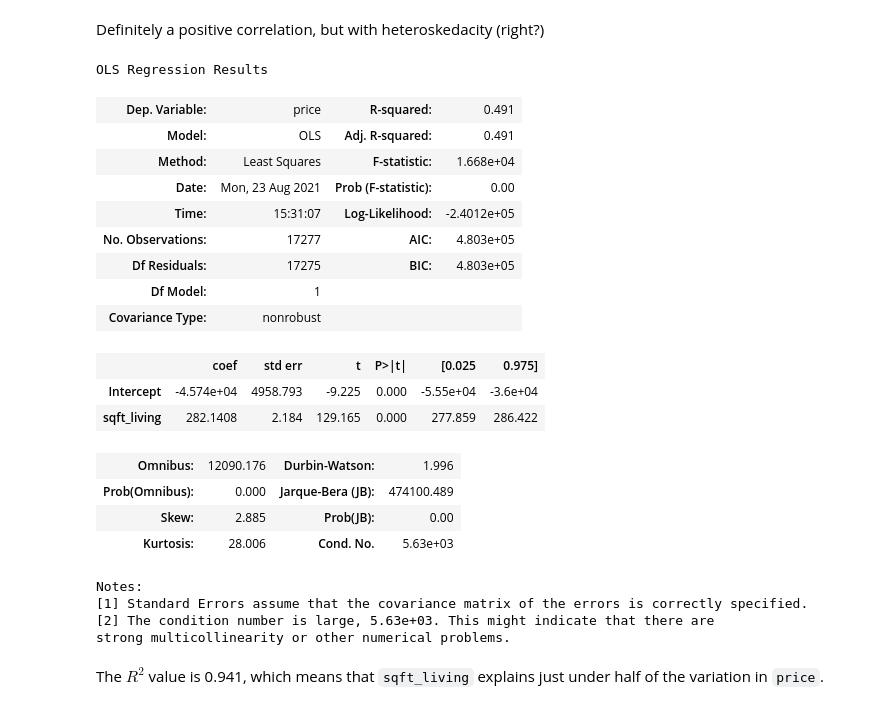
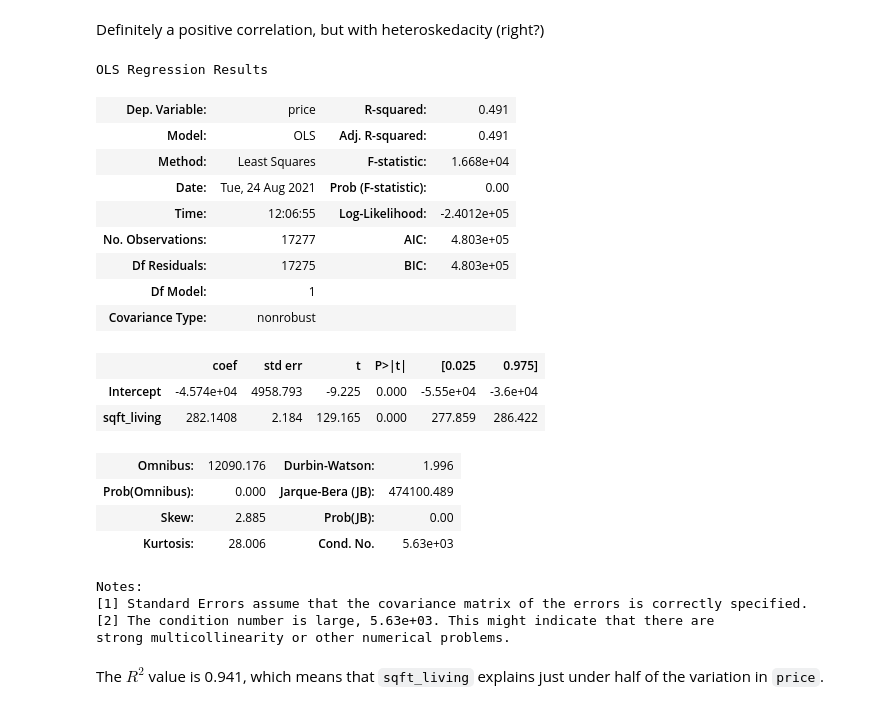
Before and after one commit to jmarkowi/kingcounty, a Jupyter notebook: Markowitz_working_nb.ipynb, the cells around one changed output. Drawn from its saved outputs; the diff is of its cells as text; code cells hidden in the pictures.

```diff
--- a/Markowitz_working_nb.ipynb
+++ b/Markowitz_working_nb.ipynb
@@ -233,16 +259,16 @@ Definitely a positive correlation, but with heteroskedacity (right?)
 # %%
 import statsmodels.api as sm
 # %%
-model = sm.formula.ols(formula='price ~ sqft_living', data=eda_df).fit()
+baseline_model = sm.formula.ols(formula='price ~ sqft_living', data=eda_df).fit()
 
-model.summary()
+baseline_model.summary()
 # %% [output]
 OLS Regression Results
 | Dep. Variable: | price | R-squared: | 0.491 |
 | Model: | OLS | Adj. R-squared: | 0.491 |
 | Method: | Least Squares | F-statistic: | 1.668e+04 |
-| Date: | Mon, 23 Aug 2021 | Prob (F-statistic): | 0.00 |
-| Time: | 15:31:07 | Log-Likelihood: | -2.4012e+05 |
+| Date: | Tue, 24 Aug 2021 | Prob (F-statistic): | 0.00 |
+| Time: | 12:06:55 | Log-Likelihood: | -2.4012e+05 |
 | No. Observations: | 17277 | AIC: | 4.803e+05 |
 | Df Residuals: | 17275 | BIC: | 4.803e+05 |
 | Df Model: | 1 |  |  |
```
Also changed, not shown: parts of 41 cells of this notebook.
